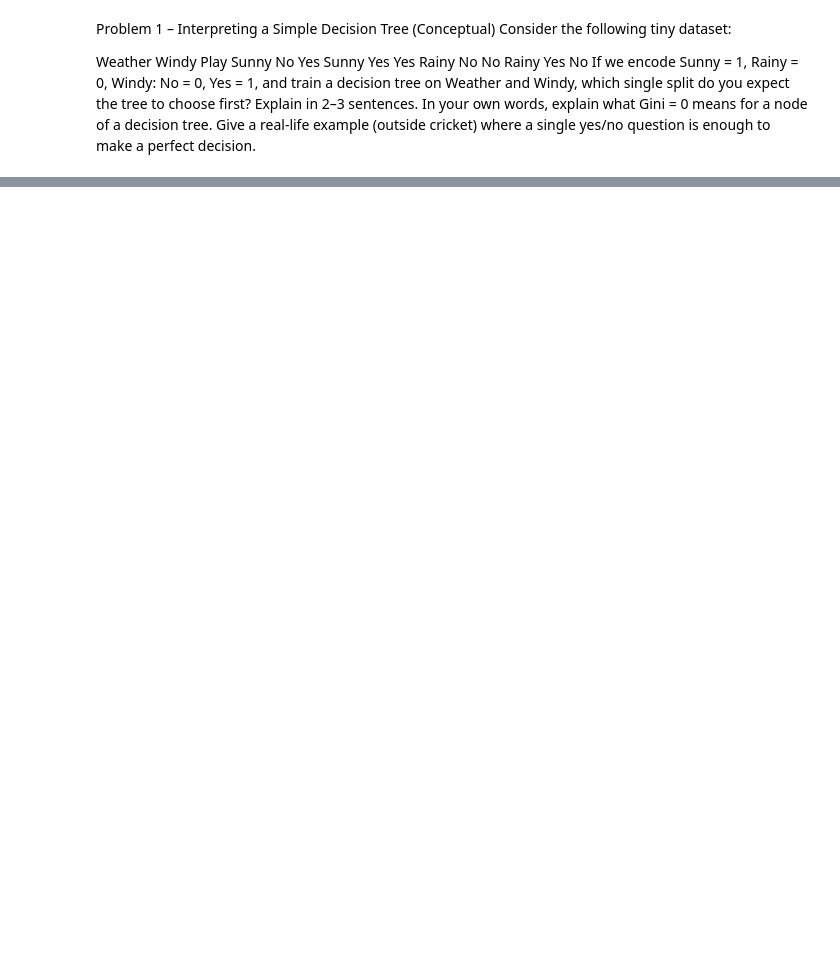
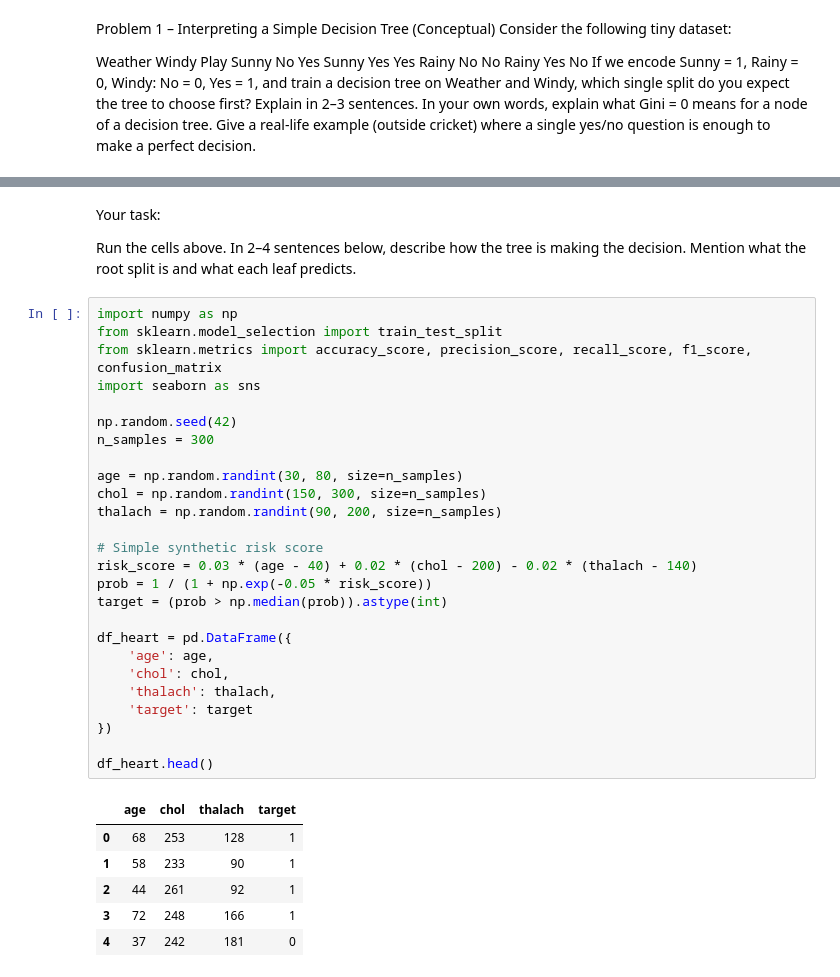
Before and after one commit to sayeedarefin/PHITRON_ML_AI, a Jupyter notebook: Module_11.5.ipynb, the cells around one changed output, grey strips where cells are left out. Drawn from its saved outputs; the diff is of its cells as text; blank space fills up the shorter version.

```diff
--- a/Module_11.5.ipynb
+++ b/Module_11.5.ipynb
@@ -54,3 +83,41 @@ plot_tree(model, feature_names=X.columns, class_names=['No','Yes'], filled=True)
 plt.show()
 # %% [output]
 [figure]
+# %% [markdown]
+Your task:
+
+Run the cells above.
+In 2–4 sentences below, describe how the tree is making the decision. Mention what the root split is and what each leaf predicts.
+# %%
+import numpy as np
+from sklearn.model_selection import train_test_split
+from sklearn.metrics import accuracy_score, precision_score, recall_score, f1_score, confusion_matrix
+import seaborn as sns
+
+np.random.seed(42)
+n_samples = 300
+
+age = np.random.randint(30, 80, size=n_samples)
+chol = np.random.randint(150, 300, size=n_samples)
+thalach = np.random.randint(90, 200, size=n_samples)
+
+# Simple synthetic risk score
+risk_score = 0.03 * (age - 40) + 0.02 * (chol - 200) - 0.02 * (thalach - 140)
+prob = 1 / (1 + np.exp(-0.05 * risk_score))
+target = (prob > np.median(prob)).astype(int)
+
+df_heart = pd.DataFrame({
+    'age': age,
+    'chol': chol,
+    'thalach': thalach,
+    'target': target
+})
+
+df_heart.head()
+# %% [output]
+|  | age | chol | thalach | target |
+| 0 | 68 | 253 | 128 | 1 |
+| 1 | 58 | 233 | 90 | 1 |
+| 2 | 44 | 261 | 92 | 1 |
+| 3 | 72 | 248 | 166 | 1 |
+| 4 | 37 | 242 | 181 | 0 |
```
Also changed, not shown: parts of 7 cells of this notebook.
